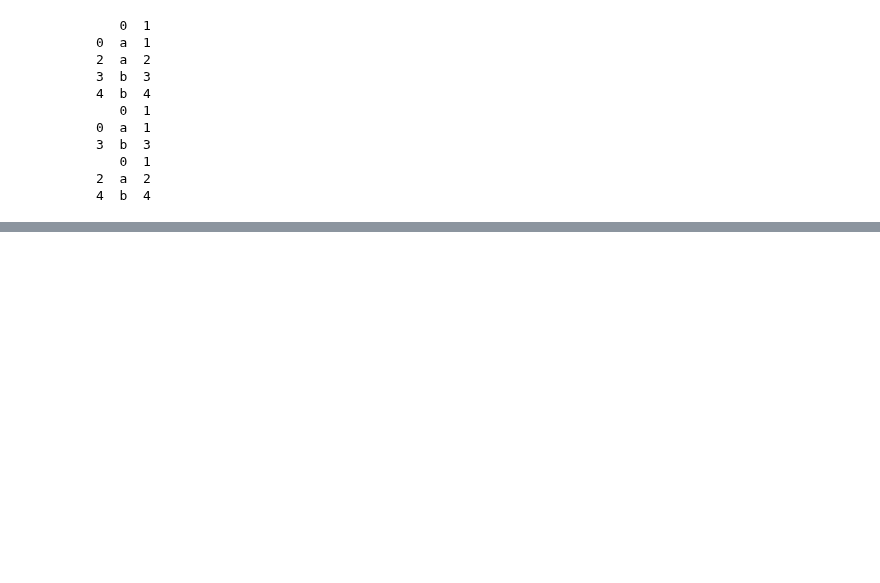
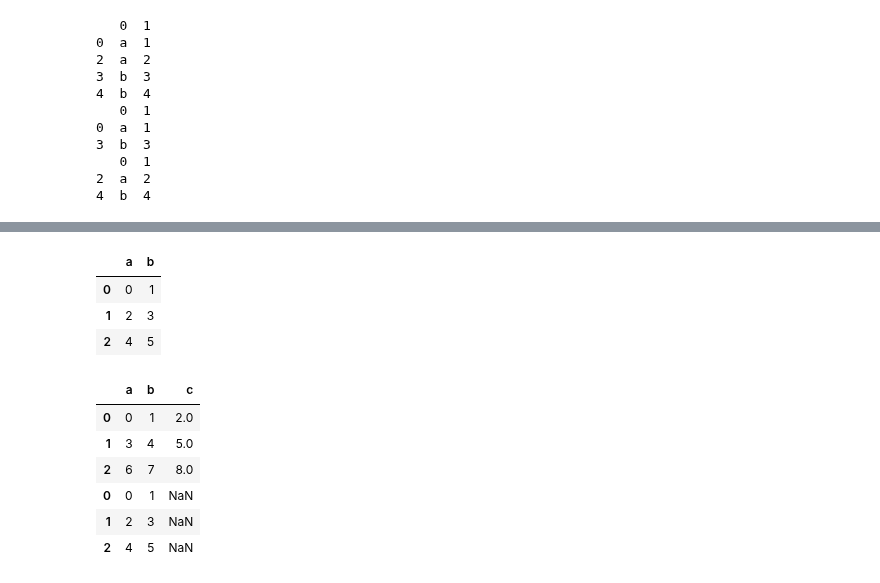
Before and after one commit to takanory/python-machine-learning, a Jupyter notebook: Pandas guide.ipynb, the cells around one changed output, grey strips where cells are left out. Cells and saved outputs as stored; diff of their text form; code cells hidden in the pictures; blank space fills up the shorter version.

```diff
--- a/Pandas guide.ipynb
+++ b/Pandas guide.ipynb
@@ -312,0 +476,20 @@ print(df.drop_duplicates(0, keep='last')) # 重複している時に一番最後
+# %%
+df3 = pd.DataFrame(np.reshape(np.arange(6), (3,2)),
+                   columns=['a', 'b'])
+df3
+# %% [output]
+|  | a | b |
+| 0 | 0 | 1 |
+| 1 | 2 | 3 |
+| 2 | 4 | 5 |
+# %%
+new_df = pd.concat([df, df3], axis=0)
+new_df
+# %% [output]
+|  | a | b | c |
+| 0 | 0 | 1 | 2.0 |
+| 1 | 3 | 4 | 5.0 |
+| 2 | 6 | 7 | 8.0 |
+| 0 | 0 | 1 | NaN |
+| 1 | 2 | 3 | NaN |
+| 2 | 4 | 5 | NaN |
```
Also changed, not shown: parts of 21 cells of this notebook.
